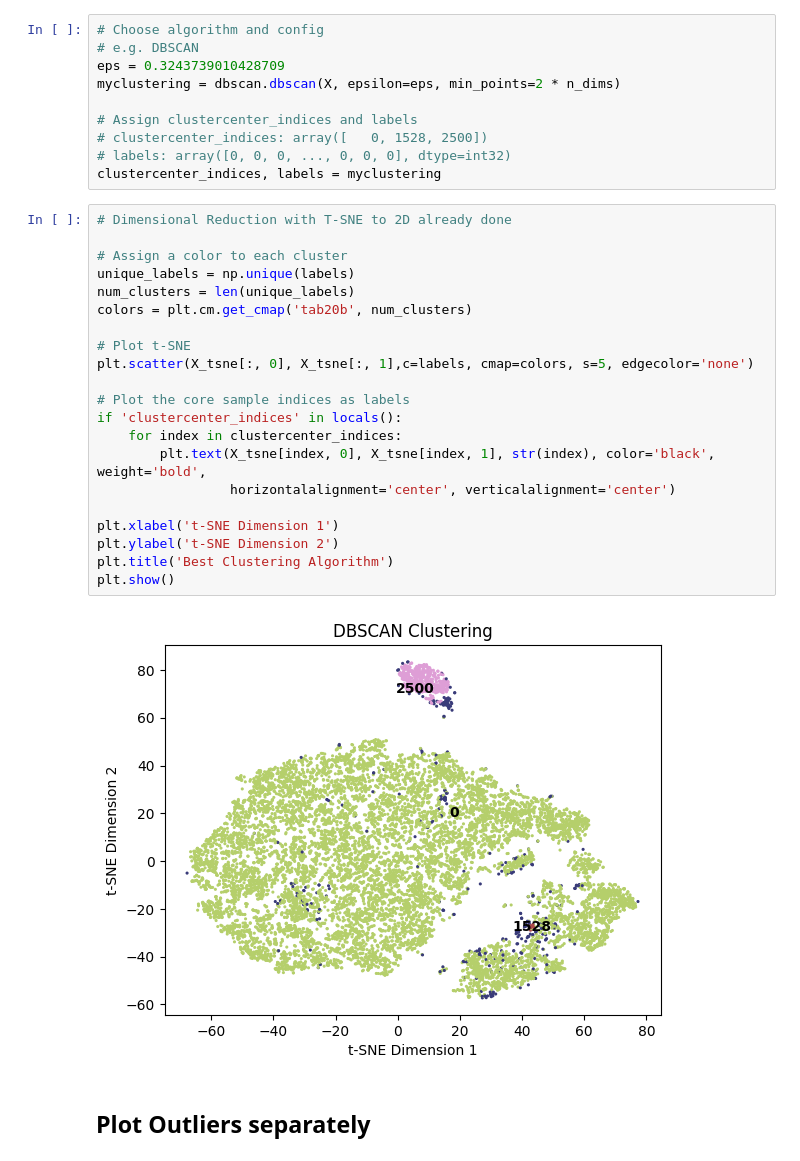
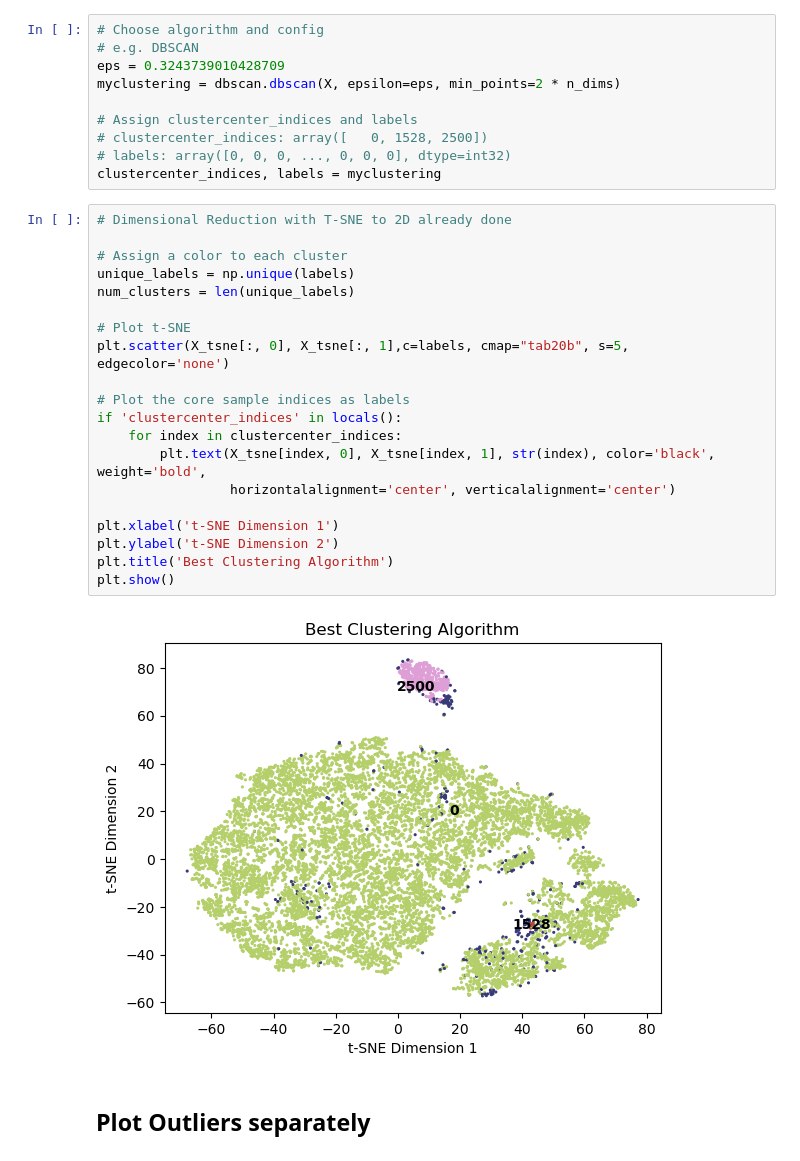
Before and after one commit to fmi08icds/Groupwork, a Jupyter notebook: Group4/notebooks/Visualization.ipynb, the cells around one changed output. Drawn from its saved outputs; the diff is of its cells as text.

Commit message:
Changed colormaps to avoid deprecation warning

```diff
--- a/Group4/notebooks/Visualization.ipynb
+++ b/Group4/notebooks/Visualization.ipynb
@@ -70,26 +69,25 @@ clustercenter_indices, labels = myclustering
 # %%
 # Dimensional Reduction with T-SNE to 2D already done
 
 # Assign a color to each cluster
 unique_labels = np.unique(labels)
 num_clusters = len(unique_labels)
-colors = plt.cm.get_cmap('tab20b', num_clusters)
 
 # Plot t-SNE
-plt.scatter(X_tsne[:, 0], X_tsne[:, 1],c=labels, cmap=colors, s=5, edgecolor='none')
+plt.scatter(X_tsne[:, 0], X_tsne[:, 1],c=labels, cmap="tab20b", s=5, edgecolor='none')
 
 # Plot the core sample indices as labels
 if 'clustercenter_indices' in locals():
     for index in clustercenter_indices:
         plt.text(X_tsne[index, 0], X_tsne[index, 1], str(index), color='black', weight='bold',
                  horizontalalignment='center', verticalalignment='center')
 
 plt.xlabel('t-SNE Dimension 1')
 plt.ylabel('t-SNE Dimension 2')
 plt.title('Best Clustering Algorithm')
 plt.show()
 # %% [output]
-[figure, old version]
+[figure, new version]
 # %% [markdown]
 ## Plot Outliers separately
 # %%
```
Also changed, not shown: parts of 2 cells of this notebook.
